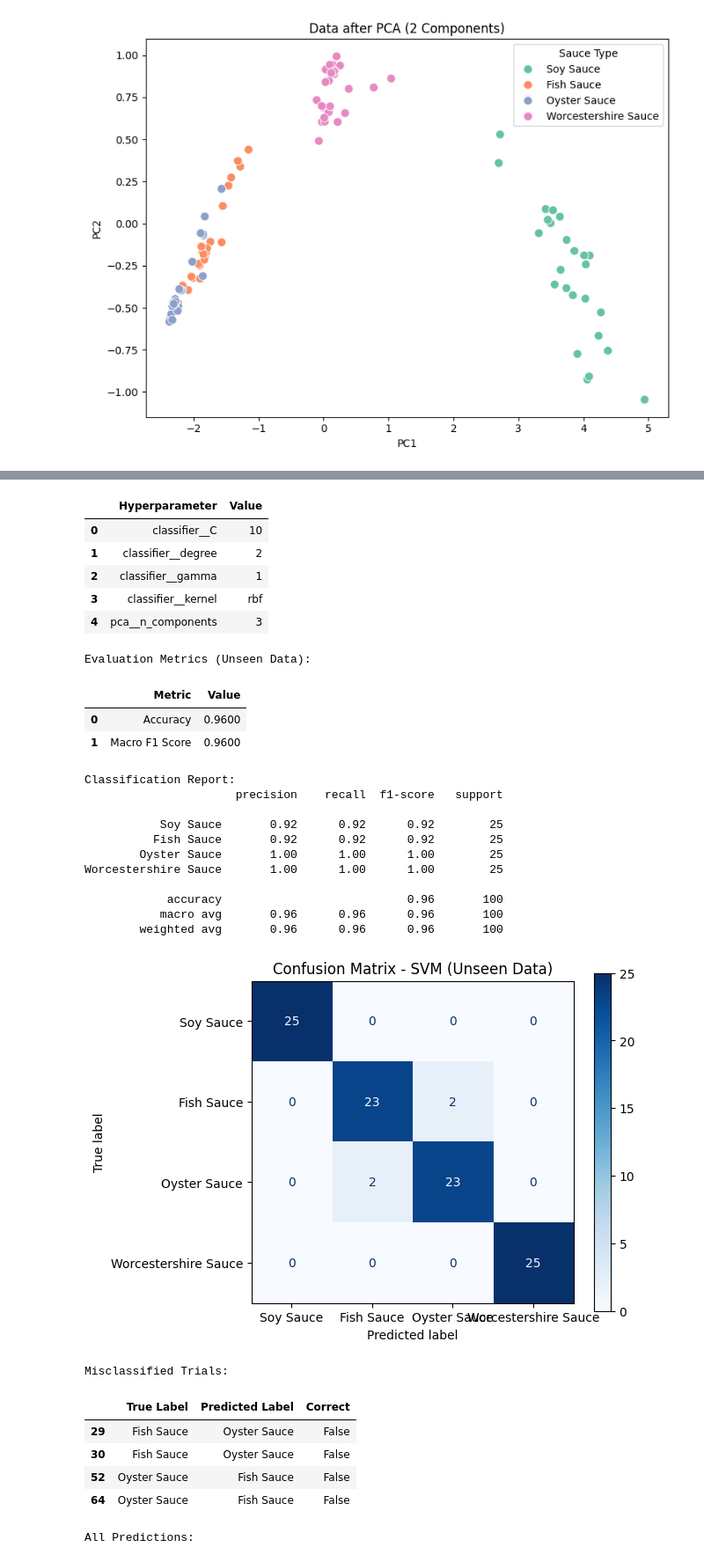
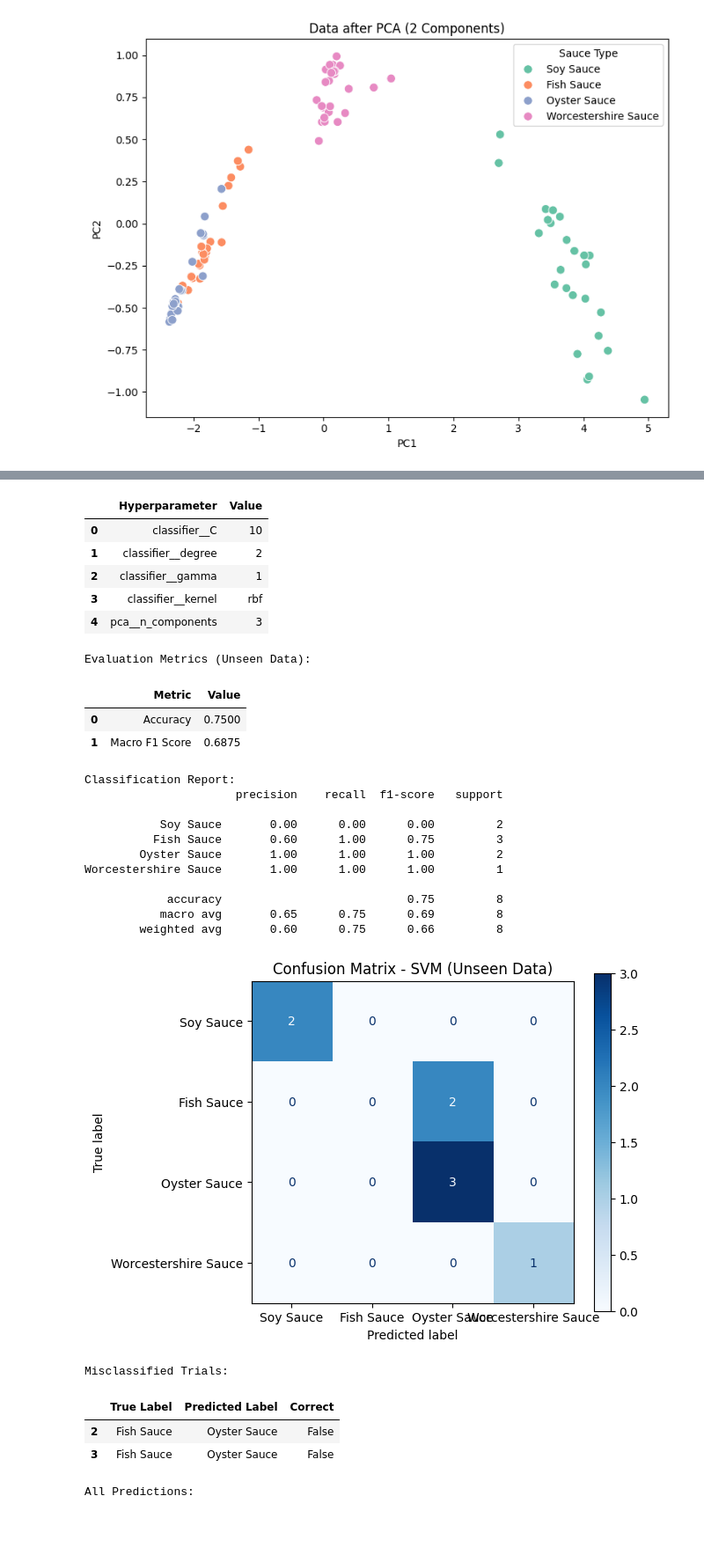
Before and after one commit to cbbendol23/enose-dark-sauce-classification, a Jupyter notebook: Draft1_Software.ipynb, the cells around one changed output, grey strips where cells are left out. Shown at 88% size. Cells and saved outputs as stored; diff of their text form; code cells hidden in the pictures; blank space fills up the shorter version.

```diff
--- a/Draft1_Software.ipynb
+++ b/Draft1_Software.ipynb
@@ -121,7 +113,7 @@ The `ci` parameter is deprecated. Use `errorbar=None` for the same effect.
 [figure]
 [figure]
 # %%
-new_df = pd.read_csv('training_set.csv')
+new_df = pd.read_csv('sauce_trials_summary_mean.csv')
 X_new = new_df.drop(columns=['Label'])
 Y_new = new_df['Label']
 
@@ -158,49 +150,47 @@ plt.show()
 
 
 results_df = pd.DataFrame({
     'True Label': Y_new,
     'Predicted Label': predictions
 })
 results_df['Correct'] = results_df['True Label'] == results_df['Predicted Label']
 
 misclassified = results_df[~results_df['Correct']]
 
 print("\nMisclassified Trials:")
 display(misclassified)
 
 print("\nAll Predictions:")
 display(results_df)
 #
 # %% [output]
 Best Hyperparameters:
 |  | Hyperparameter | Value |
 | 0 | classifier__C | 10 |
 | 1 | classifier__degree | 2 |
 | 2 | classifier__gamma | 1 |
 | 3 | classifier__kernel | rbf |
 | 4 | pca__n_components | 3 |
 Evaluation Metrics (Unseen Data):
 |  | Metric | Value |
-| 0 | Accuracy | 0.9600 |
-| 1 | Macro F1 Score | 0.9600 |
+| 0 | Accuracy | 0.7500 |
+| 1 | Macro F1 Score | 0.6875 |
 Classification Report:
                       precision    recall  f1-score   support
 
-           Soy Sauce       0.92      0.92      0.92        25
-          Fish Sauce       0.92      0.92      0.92        25
-        Oyster Sauce       1.00      1.00      1.00        25
-Worcestershire Sauce       1.00      1.00      1.00        25
+           Soy Sauce       0.00      0.00      0.00         2
+          Fish Sauce       0.60      1.00      0.75         3
+        Oyster Sauce       1.00      1.00      1.00         2
+Worcestershire Sauce       1.00      1.00      1.00         1
 
-            accuracy                           0.96       100
-           macro avg       0.96      0.96      0.96       100
-        weighted avg       0.96      0.96      0.96       100
+            accuracy                           0.75         8
+           macro avg       0.65      0.75      0.69         8
+        weighted avg       0.60      0.75      0.66         8
-[figure, old version]
+[figure, new version]
 Misclassified Trials:
 |  | True Label | Predicted Label | Correct |
-| 29 | Fish Sauce | Oyster Sauce | False |
-| 30 | Fish Sauce | Oyster Sauce | False |
-| 52 | Oyster Sauce | Fish Sauce | False |
-| 64 | Oyster Sauce | Fish Sauce | False |
+| 2 | Fish Sauce | Oyster Sauce | False |
+| 3 | Fish Sauce | Oyster Sauce | False |
 All Predictions:
 |  | True Label | Predicted Label | Correct |
 | 0 | Soy Sauce | Soy Sauce | True |
```
Also changed, not shown: parts of 3 cells of this notebook, 4 other files.
